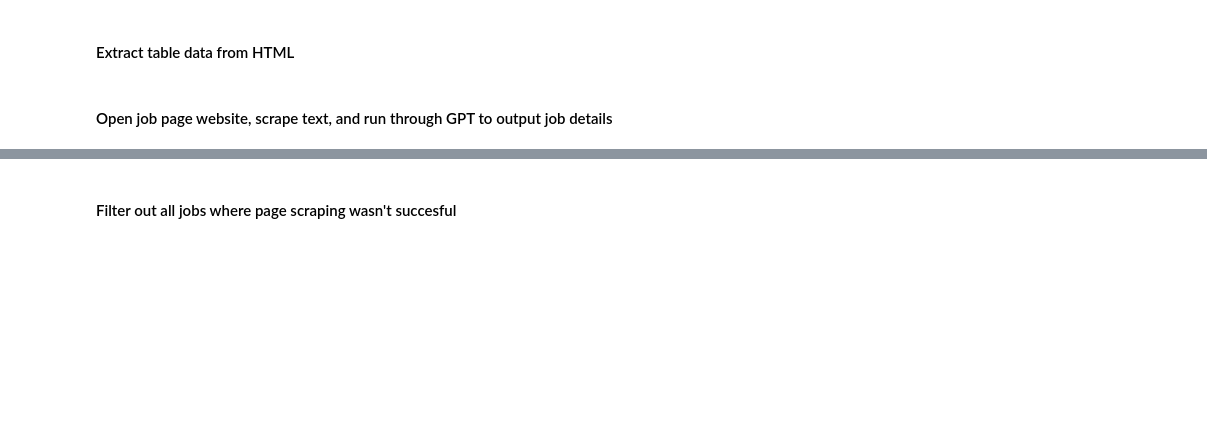
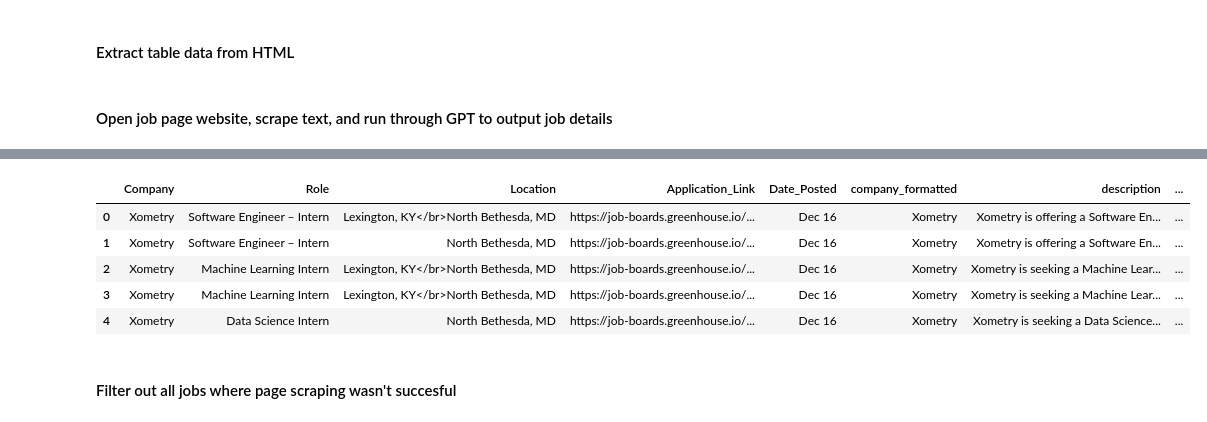
Before and after one commit to Sloosmore/abg, a Jupyter notebook: scraper/testing.ipynb, the cells around one changed output, grey strips where cells are left out. Cells and saved outputs as stored; diff of their text form; code cells hidden in the pictures; blank space fills up the shorter version.

```diff
--- a/scraper/testing.ipynb
+++ b/scraper/testing.ipynb
@@ -362,3 +392,13 @@ enriched_jobs.head()
+# %%
+#enriched_jobs.head()
+filtered_enriched_jobs.head()
+# %% [output]
+|  | Company | Role | Location | Application_Link | Date_Posted | company_formatted | description | ... |
+| 0 | Xometry | Software Engineer – Intern | Lexington, KY</br>North Bethesda, MD | https://job-boards.greenhouse.io/... | Dec 16 | Xometry | Xometry is offering a Software En... | ... |
+| 1 | Xometry | Software Engineer – Intern | North Bethesda, MD | https://job-boards.greenhouse.io/... | Dec 16 | Xometry | Xometry is offering a Software En... | ... |
+| 2 | Xometry | Machine Learning Intern | Lexington, KY</br>North Bethesda, MD | https://job-boards.greenhouse.io/... | Dec 16 | Xometry | Xometry is seeking a Machine Lear... | ... |
+| 3 | Xometry | Machine Learning Intern | Lexington, KY</br>North Bethesda, MD | https://job-boards.greenhouse.io/... | Dec 16 | Xometry | Xometry is seeking a Machine Lear... | ... |
+| 4 | Xometry | Data Science Intern | North Bethesda, MD | https://job-boards.greenhouse.io/... | Dec 16 | Xometry | Xometry is seeking a Data Science... | ... |
 # %% [markdown]
 #### Filter out all jobs where page scraping wasn't succesful
 # %%
```
Also changed, not shown: parts of 12 cells of this notebook, 3 other files.
